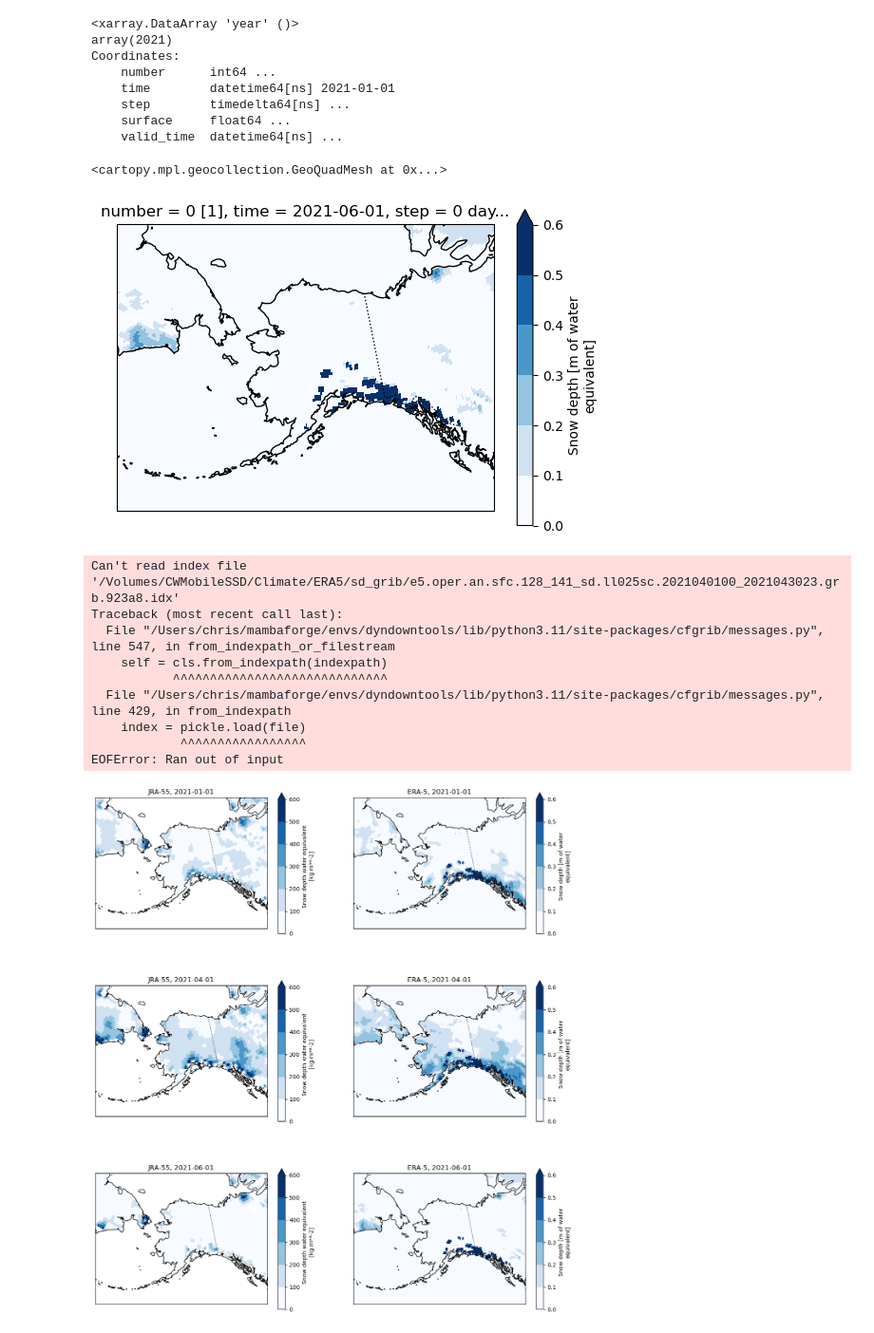
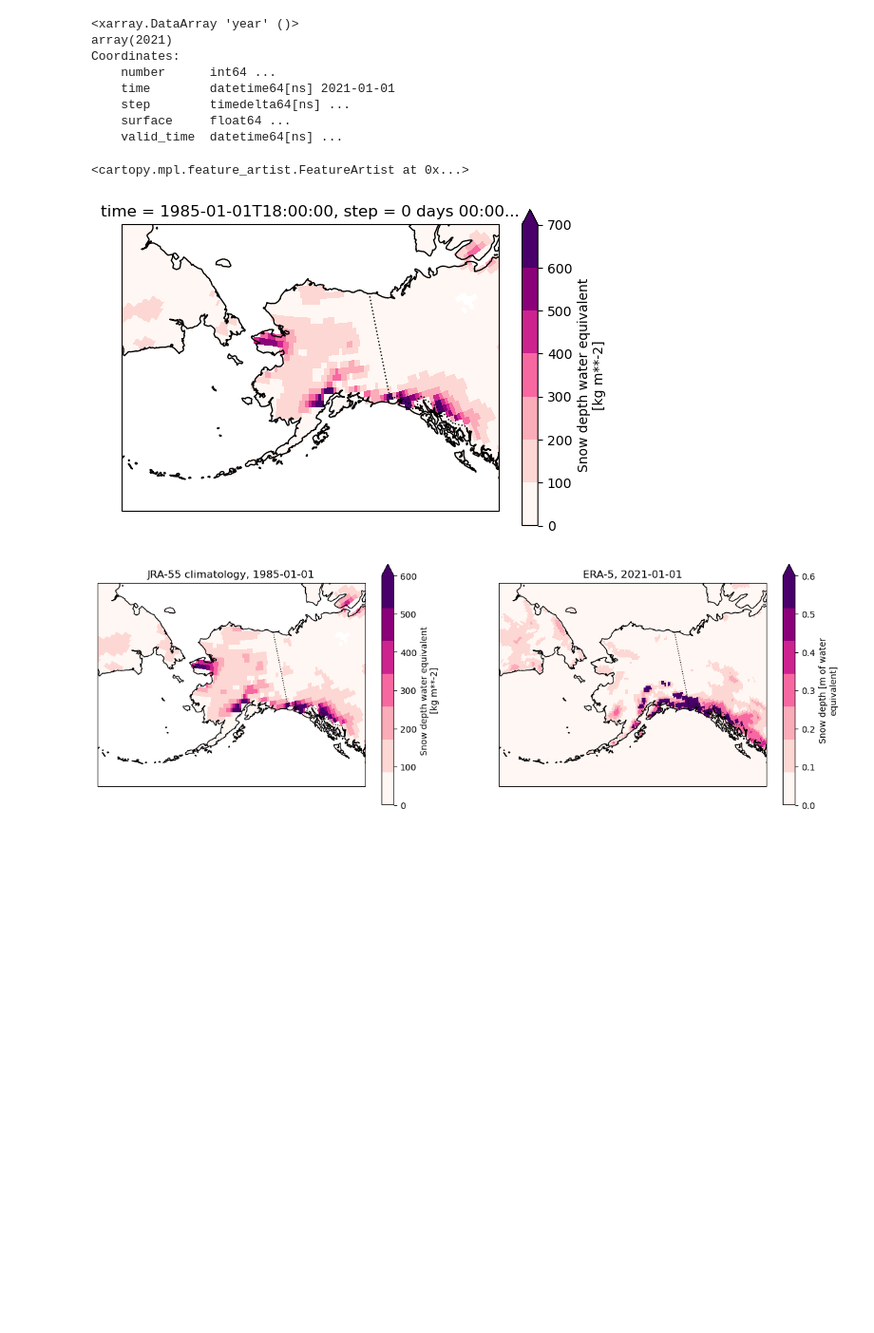
Before and after one commit to chryss/dyndowntools, a Jupyter notebook: Jupyter_Notebooks/JRA55_ERA5_climsnow.ipynb, the cells around one changed output. Shown at 95% size. Saved outputs shown, nothing was run; the diff lists cells and outputs as text; code cells hidden in the pictures; blank space fills up the shorter version.

```diff
--- a/Jupyter_Notebooks/JRA55_ERA5_climsnow.ipynb
+++ b/Jupyter_Notebooks/JRA55_ERA5_climsnow.ipynb
@@ -93,86 +93,50 @@ ds_JRA.sel(time=dt.datetime)
 # %%
-cmap = plt.get_cmap('Blues', 6)
+cmap = plt.get_cmap('RdPu', 7)
+mydataarray = ds_JRA.sd.isel(time=1)
 # %%
 projection = ccrs.AlbersEqualArea(
     central_longitude=-154.0, central_latitude=50.0,
     standard_parallels=(55.0, 65.0))
 ax = plt.axes(projection=projection)
 ax.set_extent([-180, -130, 48, 75])
-ax.coastlines()
-ax.add_feature(cf.BORDERS, linestyle=':')
-ds.sd.isel(time=0).plot(
+
+mydataarray.plot(
     cmap=cmap, cbar_kwargs={"shrink": 0.9},
     transform=ccrs.PlateCarree(),
     ax=ax,
-    vmax=0.6
+    vmax=700
 )
+
+# add additional features and corrections
+ax.coastlines()
+ax.add_feature(cf.BORDERS, linestyle=':')
 # %% [output]
-<cartopy.mpl.geocollection.GeoQuadMesh at 0x...>
+<cartopy.mpl.feature_artist.FeatureArtist at 0x...>
-[figure, old version]
+[figure, new version]
 # %%
-fig, axs = plt.subplots(nrows=3,ncols=2,
+fig, axs = plt.subplots(nrows=1,ncols=2,
                         subplot_kw={'projection': projection},
-                        figsize=(15,17))
+                        figsize=(15,5.5))
 for ax in axs.flatten():
     ax.set_extent([-180, -130, 48, 75])
     ax.coastlines()
     ax.add_feature(cf.BORDERS, linestyle=':')
-with xr.open_dataset(january_JRA55, engine="cfgrib") as ds:
-    ds.sd.isel(time=0).plot(
+with xr.open_dataset(JRA55_clim, engine="cfgrib") as ds:
+    ds.sd.isel(time=1).plot(
         cmap=cmap, cbar_kwargs={"shrink": 0.9},
         transform=ccrs.PlateCarree(),
-        ax=axs[0][0],
+        ax=axs[0],
         vmax=600
     )
-    axs[0][0].set_title(f"JRA-55, {ds.time[0].dt.strftime('%Y-%m-%d').data}")
-with xr.open_dataset(april_JRA55, engine="cfgrib") as ds:
-    ds.sd.isel(time=0).plot(
-        cmap=cmap, cbar_kwargs={"shrink": 0.9},
-        transform=ccrs.PlateCarree(),
-        ax=axs[1][0],
-        vmax=600
-    )
-    axs[1][0].set_title(f"JRA-55, {ds.time[0].dt.strftime('%Y-%m-%d').data}")
-with xr.open_dataset(june_JRA55, engine="cfgrib") as ds:
-    ds.sd.isel(time=0).plot(
-        cmap=cmap, cbar_kwargs={"shrink": 0.9},
-        transform=ccrs.PlateCarree(),
-        ax=axs[2][0],
-        vmax=600
-    )
-    axs[2][0].set_title(f"JRA-55, {ds.time[0].dt.strftime('%Y-%m-%d').data}")
+    axs[0].set_title(f"JRA-55 climatology, {ds.time[1].dt.strftime('%Y-%m-%d').data}")
+
 with xr.open_dataset(january_ERA5, engine="cfgrib") as ds:
     ds.sd.isel(time=0).plot(
         cmap=cmap, cbar_kwargs={"shrink": 0.9},
         transform=ccrs.PlateCarree(),
-        ax=axs[0][1],
+        ax=axs[1],
         vmax=0.6
     )
-    axs[0][1].set_title(f"ERA-5, {ds.time[0].dt.strftime('%Y-%m-%d').data}")
-with xr.open_dataset(april_ERA5, engine="cfgrib") as ds:
-    ds.sd.isel(time=0).plot(
-        cmap=cmap, cbar_kwargs={"shrink": 0.9},
-        transform=ccrs.PlateCarree(),
-        ax=axs[1][1],
-        vmax=0.6
-    )
-    axs[1][1].set_title(f"ERA-5, {ds.time[0].dt.strftime('%Y-%m-%d').data}")
-with xr.open_dataset(june_ERA5, engine="cfgrib") as ds:
-    ds.sd.isel(time=0).plot(
-        cmap=cmap, cbar_kwargs={"shrink": 0.9},
-        transform=ccrs.PlateCarree(),
-        ax=axs[2][1],
-        vmax=0.6
-    )
-    axs[2][1].set_title(f"ERA-5, {ds.time[0].dt.strftime('%Y-%m-%d').data}")
+    axs[1].set_title(f"ERA-5, {ds.time[0].dt.strftime('%Y-%m-%d').data}")
 # %% [output]
-Can't read index file '/Volumes/CWMobileSSD/Climate/ERA5/sd_grib/e5.oper.an.sfc.128_141_sd.ll025sc.2021040100_2021043023.grb.923a8.idx'
-Traceback (most recent call last):
-  File "/Users/chris/mambaforge/envs/dyndowntools/lib/python3.11/site-packages/cfgrib/messages.py", line 547, in from_indexpath_or_filestream
-    self = cls.from_indexpath(indexpath)
-           ^^^^^^^^^^^^^^^^^^^^^^^^^^^^^
-  File "/Users/chris/mambaforge/envs/dyndowntools/lib/python3.11/site-packages/cfgrib/messages.py", line 429, in from_indexpath
-    index = pickle.load(file)
-            ^^^^^^^^^^^^^^^^^
-EOFError: Ran out of input
-[figure, old version]
+[figure, new version]
```
Also changed, not shown: parts of 18 cells of this notebook, 9 other files.
